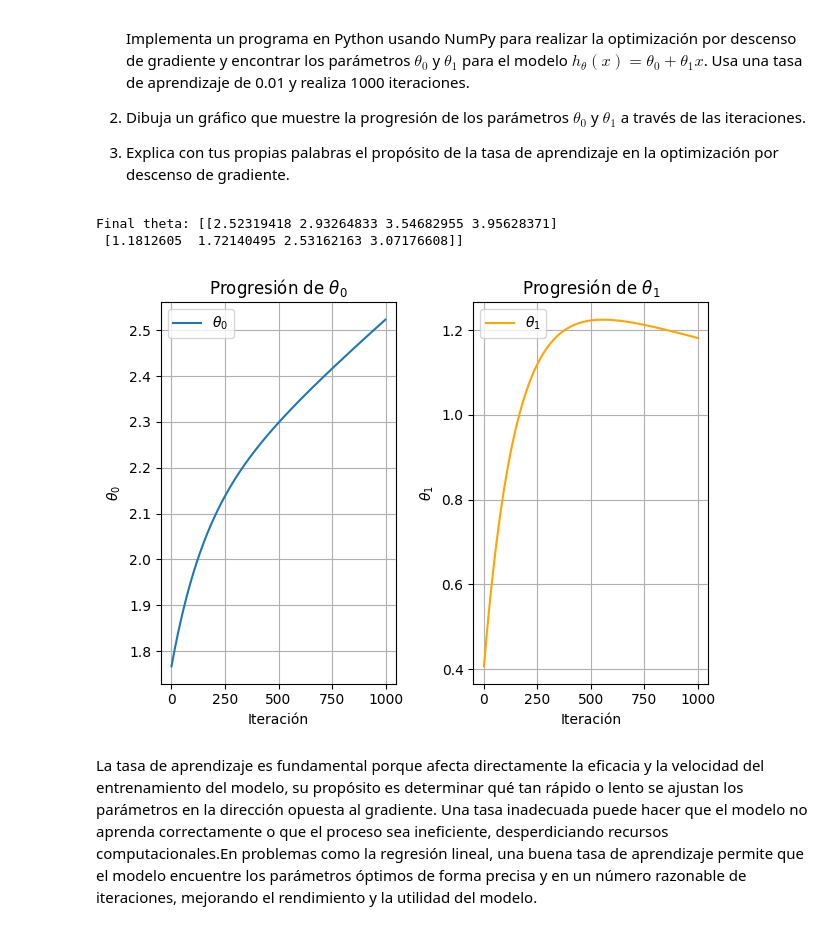
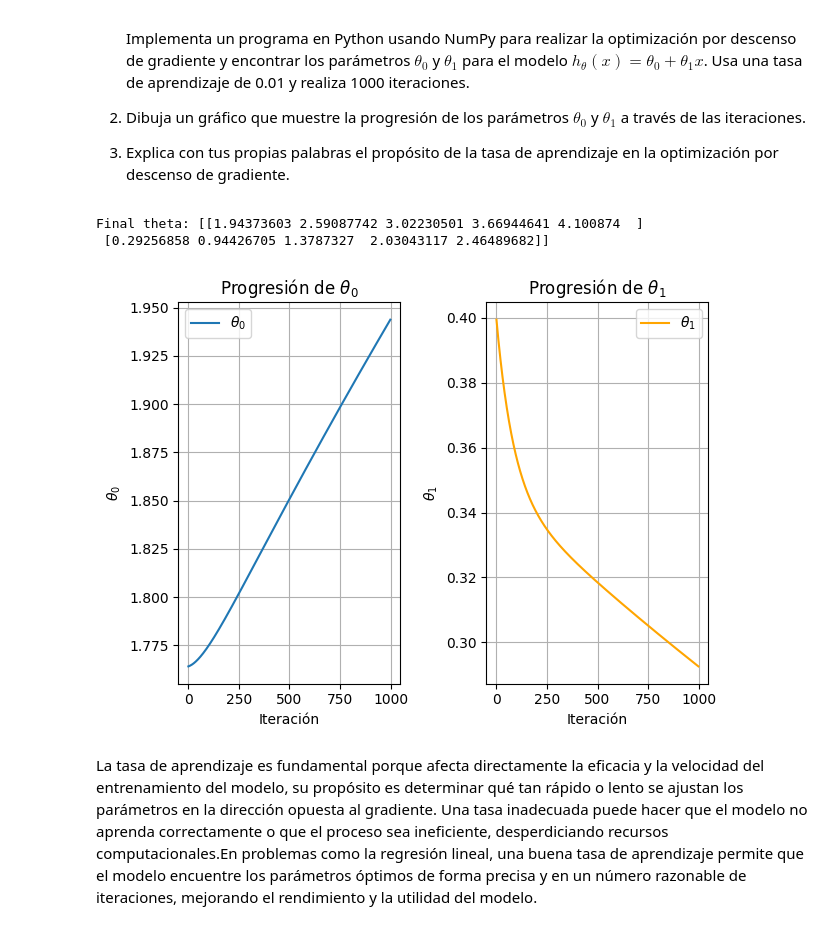
Before and after one commit to undelapaz-rnap-2025I/ejercicios-y-ejemplos-con-numpy-ElWilly9, a Jupyter notebook: rnap_2024_II_exercises_and_examples_numpy.ipynb, the cells around one changed output. Saved outputs shown, nothing was run; the diff lists cells and outputs as text; code cells hidden in the pictures.

```diff
--- a/rnap_2024_II_exercises_and_examples_numpy.ipynb
+++ b/rnap_2024_II_exercises_and_examples_numpy.ipynb
@@ -559,10 +559,7 @@ El resultado de la potencia dado por el usuario es:  27
 # Generate some sample data
 np.random.seed(0)
 X = [1,2,3,4,5]
-y = [6,8,11,13]
-# Nota: y tiene solo 4 elementos, pero X tiene 5. Ajustamos para que coincidan
-# Usaremos solo los primeros 4 elementos de X para que coincidan con y
-X = X[:4]
+y = [3,6,8,11,13]
 # Add bias term to X
 X_b = np.c_[np.ones((len(X))), X]
 # Hyperparameters
@@ -574,35 +571,35 @@ theta = np.random.randn(2, 1)
 theta_0_history = []
 theta_1_history = []
 # Gradient Descent
 for iteration in range(n_iterations):
     gradients = 2 / 100 * X_b.T.dot(X_b.dot(theta) - y)
     theta = theta - learning_rate * gradients
     # Almacenar los valores de theta en cada iteración
     theta_0_history.append(theta[0, 0])
     theta_1_history.append(theta[1, 0])
 print("Final theta:", theta)
 
 plt.subplot(1, 2, 1)
 plt.plot(theta_0_history, label=r'$\theta_0$')
 plt.xlabel('Iteración')
 plt.ylabel(r'$\theta_0$')
 plt.title(r'Progresión de $\theta_0$')
 plt.grid(True)
 plt.legend()
 
 plt.subplot(1, 2, 2)
 plt.plot(theta_1_history, label=r'$\theta_1$', color='orange')
 plt.xlabel('Iteración')
 plt.ylabel(r'$\theta_1$')
 plt.title(r'Progresión de $\theta_1$')
 plt.grid(True)
 plt.legend()
 
 plt.tight_layout()
 plt.show()
 # %% [output]
-Final theta: [[2.52319418 2.93264833 3.54682955 3.95628371]
- [1.1812605  1.72140495 2.53162163 3.07176608]]
+Final theta: [[1.94373603 2.59087742 3.02230501 3.66944641 4.100874  ]
+ [0.29256858 0.94426705 1.3787327  2.03043117 2.46489682]]
-[figure, old version]
+[figure, new version]
 # %% [markdown]
 La tasa de aprendizaje es fundamental porque afecta directamente la eficacia y la velocidad del entrenamiento del modelo, su propósito es determinar qué tan rápido o lento se ajustan los parámetros en la dirección opuesta al gradiente. Una tasa inadecuada puede hacer que el modelo no aprenda correctamente o que el proceso sea ineficiente, desperdiciando recursos computacionales.En problemas como la regresión lineal, una buena tasa de aprendizaje permite que el modelo encuentre los parámetros óptimos de forma precisa y en un número razonable de iteraciones, mejorando el rendimiento y la utilidad del modelo.
```
